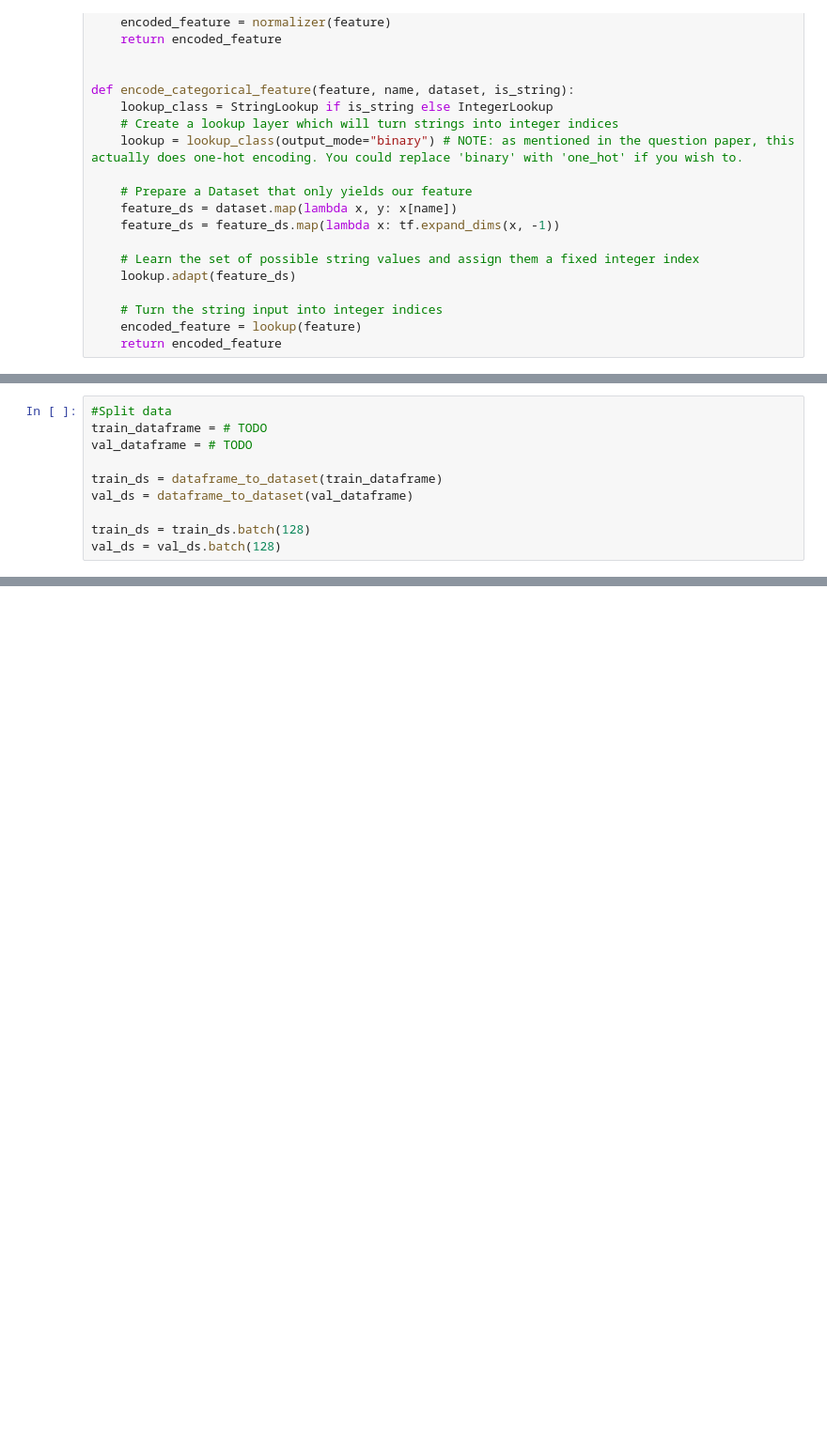
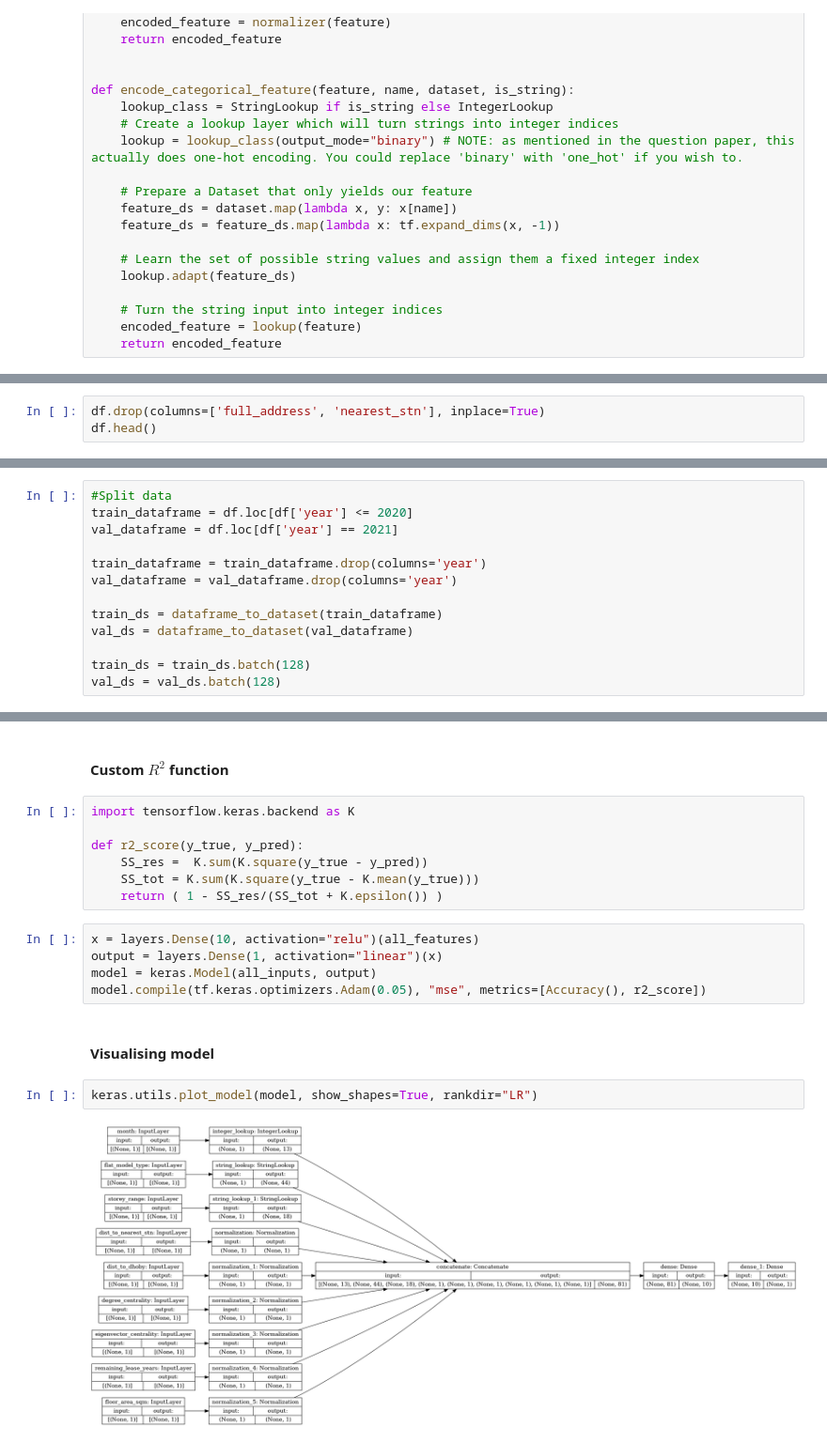
Before and after one commit to majulahsingapuri/CZ4042-NNDL, a Jupyter notebook: start_1b.ipynb, the cells around one changed output, grey strips where cells are left out. Shown: that part at 94% size. Cells and saved outputs as stored; diff of their text form; blank space fills up the shorter version.

```diff
--- a/start_1b.ipynb
+++ b/start_1b.ipynb
@@ -65,0 +85,3 @@ def encode_categorical_feature(feature, name, dataset, is_string):
+# %%
+df.drop(columns=['full_address', 'nearest_stn'], inplace=True)
+df.head()
@@ -66,7 +95,10 @@ def encode_categorical_feature(feature, name, dataset, is_string):
 # %%
 #Split data
-train_dataframe = # TODO
-val_dataframe = # TODO
+train_dataframe = df.loc[df['year'] <= 2020]
+val_dataframe = df.loc[df['year'] == 2021]
+
+train_dataframe = train_dataframe.drop(columns='year')
+val_dataframe = val_dataframe.drop(columns='year')
 
 train_ds = dataframe_to_dataset(train_dataframe)
 val_ds = dataframe_to_dataset(val_dataframe)
@@ -75,0 +168,20 @@ val_ds = val_ds.batch(128)
+# %% [markdown]
+#### Custom $R^{2}$ function
+# %%
+import tensorflow.keras.backend as K
+
+def r2_score(y_true, y_pred):
+    SS_res =  K.sum(K.square(y_true - y_pred))
+    SS_tot = K.sum(K.square(y_true - K.mean(y_true)))
+    return ( 1 - SS_res/(SS_tot + K.epsilon()) )
+# %%
+x = layers.Dense(10, activation="relu")(all_features)
+output = layers.Dense(1, activation="linear")(x)
+model = keras.Model(all_inputs, output)
+model.compile(tf.keras.optimizers.Adam(0.05), "mse", metrics=[Accuracy(), r2_score])
+# %% [markdown]
+#### Visualising model
+# %%
+keras.utils.plot_model(model, show_shapes=True, rankdir="LR")
+# %% [output]
+[figure, added]
```
Also changed, not shown: parts of 34 cells of this notebook, 3 other files.
